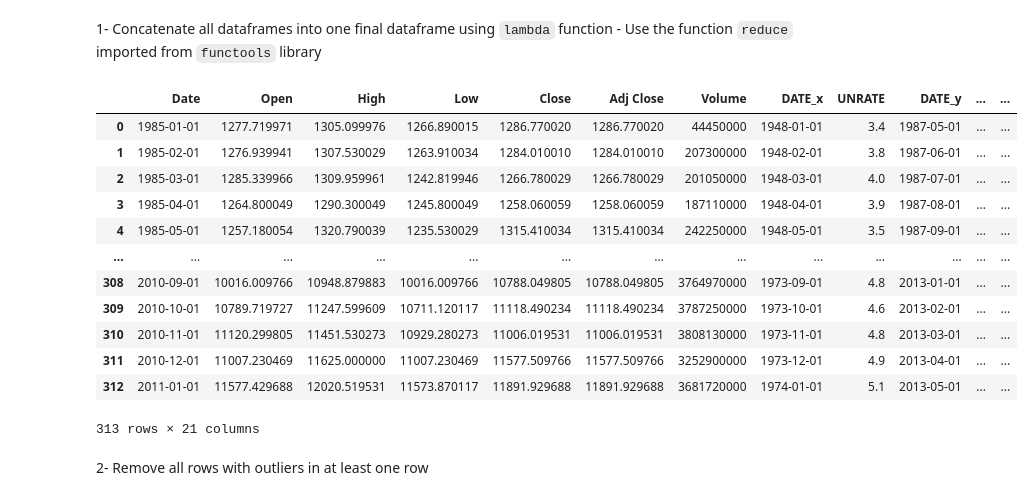
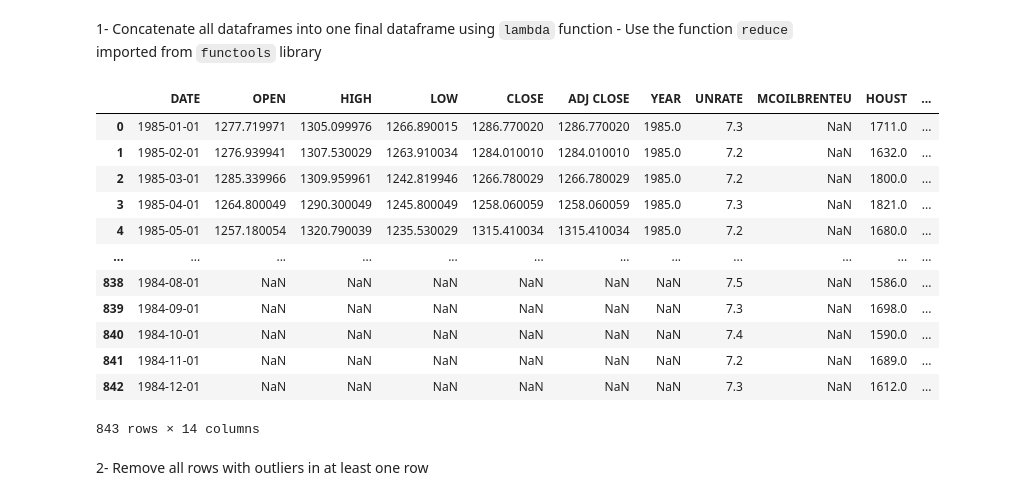
Before and after one commit to aabir-ribouh/python-for-finance, a Jupyter notebook: day_03/assignments/03-pandas-timeseries-assignment.ipynb, the cells around one changed output. Cells and saved outputs as stored; diff of their text form; code cells hidden in the pictures.

```diff
--- a/day_03/assignments/03-pandas-timeseries-assignment.ipynb
+++ b/day_03/assignments/03-pandas-timeseries-assignment.ipynb
@@ -397,3 +397,6 @@ umcsi_df
 | 571 | December 2017 | 95.9 |
 | 572 | January 2018 | 95.7 |
 573 rows × 2 columns
+# %%
+umcsi_df['DATE'] = pd.to_datetime(umcsi_df['DATE'])
+umcsi_df.dtypes
@@ -400,3 +407,11 @@ umcsi_df
+# %%
+dow['DATE'] = pd.to_datetime(dow['DATE'])
+unemp['DATE'] = pd.to_datetime(unemp['DATE'])
+oil['DATE'] = pd.to_datetime(oil['DATE'])
+hstarts['DATE'] = pd.to_datetime(hstarts['DATE'])
+cars['DATE'] = pd.to_datetime(cars['DATE'])
+retail['DATE'] = pd.to_datetime(retail['DATE'])
+fedrate['DATE'] = pd.to_datetime(fedrate['DATE'])
 # %% [markdown]
 ## Exercice 3:
 # %% [markdown]
@@ -405,23 +420,24 @@ umcsi_df
 # %%
 # Your code here
 data_frames = [dow, unemp, oil, hstarts, cars, retail, fedrate, umcsi_df]
-df = reduce(lambda left, right:     # Merge three pandas DataFrames
-                     pd.merge(left , right, left_index=True, right_index=True),
+df = reduce(lambda left, right:
+                     pd.merge(left,right,on=['DATE'],
+                                            how='outer'),
                      data_frames)
 df
 # %% [output]
-|  | Date | Open | High | Low | Close | Adj Close | Volume | DATE_x | UNRATE | DATE_y | ... | ... |
-| 0 | 1985-01-01 | 1277.719971 | 1305.099976 | 1266.890015 | 1286.770020 | 1286.770020 | 44450000 | 1948-01-01 | 3.4 | 1987-05-01 | ... | ... |
-| 1 | 1985-02-01 | 1276.939941 | 1307.530029 | 1263.910034 | 1284.010010 | 1284.010010 | 207300000 | 1948-02-01 | 3.8 | 1987-06-01 | ... | ... |
-| 2 | 1985-03-01 | 1285.339966 | 1309.959961 | 1242.819946 | 1266.780029 | 1266.780029 | 201050000 | 1948-03-01 | 4.0 | 1987-07-01 | ... | ... |
-| 3 | 1985-04-01 | 1264.800049 | 1290.300049 | 1245.800049 | 1258.060059 | 1258.060059 | 187110000 | 1948-04-01 | 3.9 | 1987-08-01 | ... | ... |
-| 4 | 1985-05-01 | 1257.180054 | 1320.790039 | 1235.530029 | 1315.410034 | 1315.410034 | 242250000 | 1948-05-01 | 3.5 | 1987-09-01 | ... | ... |
-| ... | ... | ... | ... | ... | ... | ... | ... | ... | ... | ... | ... | ... |
-| 308 | 2010-09-01 | 10016.009766 | 10948.879883 | 10016.009766 | 10788.049805 | 10788.049805 | 3764970000 | 1973-09-01 | 4.8 | 2013-01-01 | ... | ... |
-| 309 | 2010-10-01 | 10789.719727 | 11247.599609 | 10711.120117 | 11118.490234 | 11118.490234 | 3787250000 | 1973-10-01 | 4.6 | 2013-02-01 | ... | ... |
-| 310 | 2010-11-01 | 11120.299805 | 11451.530273 | 10929.280273 | 11006.019531 | 11006.019531 | 3808130000 | 1973-11-01 | 4.8 | 2013-03-01 | ... | ... |
-| 311 | 2010-12-01 | 11007.230469 | 11625.000000 | 11007.230469 | 11577.509766 | 11577.509766 | 3252900000 | 1973-12-01 | 4.9 | 2013-04-01 | ... | ... |
-| 312 | 2011-01-01 | 11577.429688 | 12020.519531 | 11573.870117 | 11891.929688 | 11891.929688 | 3681720000 | 1974-01-01 | 5.1 | 2013-05-01 | ... | ... |
+|  | DATE | OPEN | HIGH | LOW | CLOSE | ADJ CLOSE | YEAR | UNRATE | MCOILBRENTEU | HOUST | ... |
+| 0 | 1985-01-01 | 1277.719971 | 1305.099976 | 1266.890015 | 1286.770020 | 1286.770020 | 1985.0 | 7.3 | NaN | 1711.0 | ... |
+| 1 | 1985-02-01 | 1276.939941 | 1307.530029 | 1263.910034 | 1284.010010 | 1284.010010 | 1985.0 | 7.2 | NaN | 1632.0 | ... |
+| 2 | 1985-03-01 | 1285.339966 | 1309.959961 | 1242.819946 | 1266.780029 | 1266.780029 | 1985.0 | 7.2 | NaN | 1800.0 | ... |
+| 3 | 1985-04-01 | 1264.800049 | 1290.300049 | 1245.800049 | 1258.060059 | 1258.060059 | 1985.0 | 7.3 | NaN | 1821.0 | ... |
+| 4 | 1985-05-01 | 1257.180054 | 1320.790039 | 1235.530029 | 1315.410034 | 1315.410034 | 1985.0 | 7.2 | NaN | 1680.0 | ... |
+| ... | ... | ... | ... | ... | ... | ... | ... | ... | ... | ... | ... |
+| 838 | 1984-08-01 | NaN | NaN | NaN | NaN | NaN | NaN | 7.5 | NaN | 1586.0 | ... |
+| 839 | 1984-09-01 | NaN | NaN | NaN | NaN | NaN | NaN | 7.3 | NaN | 1698.0 | ... |
+| 840 | 1984-10-01 | NaN | NaN | NaN | NaN | NaN | NaN | 7.4 | NaN | 1590.0 | ... |
+| 841 | 1984-11-01 | NaN | NaN | NaN | NaN | NaN | NaN | 7.2 | NaN | 1689.0 | ... |
+| 842 | 1984-12-01 | NaN | NaN | NaN | NaN | NaN | NaN | 7.3 | NaN | 1612.0 | ... |
-313 rows × 21 columns
+843 rows × 14 columns
 # %% [markdown]
 2- Remove all rows with outliers in at least one row
```
Also changed, not shown: parts of 21 cells of this notebook, 5 other files.
